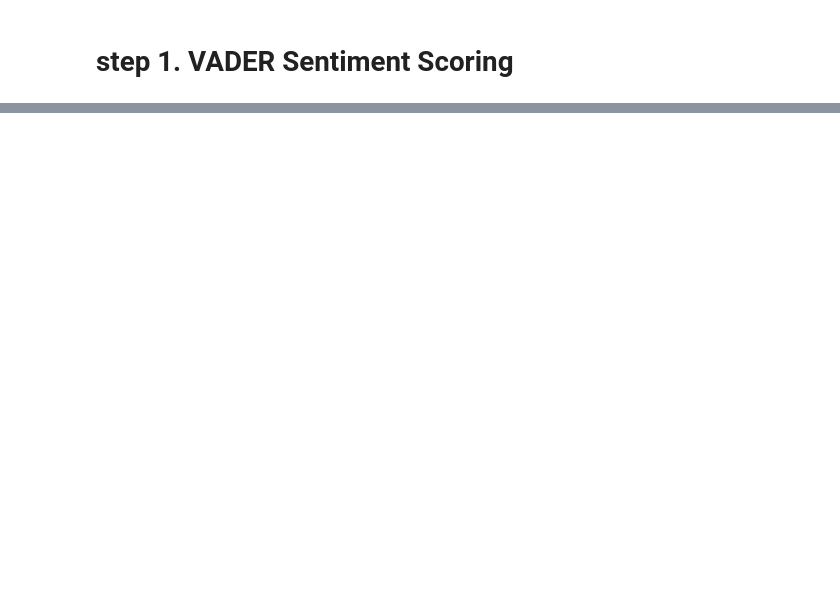
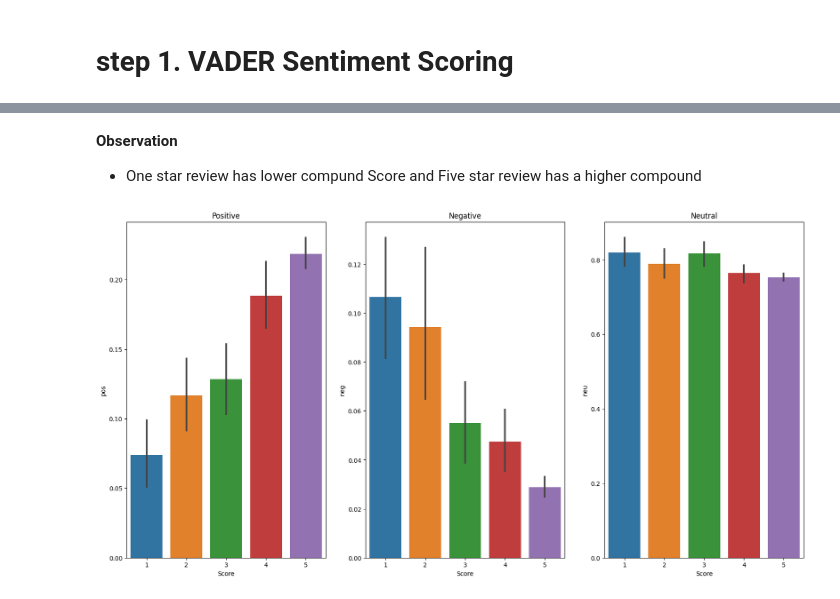
Before and after one commit to 87tana/NLP_SentimentAnalysis, a Jupyter notebook: NLP_Sentiment Analysis_Customer Review.ipynb, the cells around one changed output, grey strips where cells are left out. Cells and saved outputs as stored; diff of their text form; code cells hidden in the pictures; blank space fills up the shorter version.

```diff
--- a/NLP_Sentiment Analysis_Customer Review.ipynb
+++ b/NLP_Sentiment Analysis_Customer Review.ipynb
@@ -250,0 +283,17 @@ plt.show()
+# %% [markdown]
+**Observation**
+
+- One star review has lower compund Score and Five star review has a higher compound
+# %%
+fig, axs = plt.subplots(1,3,figsize=(20,10))
+sns.barplot(data=vaders, x='Score',y='pos',ax = axs[0])
+sns.barplot(data=vaders, x='Score',y='neg',ax = axs[1])
+sns.barplot(data=vaders, x='Score',y='neu',ax = axs[2])
+
+axs[0].set_title('Positive')
+axs[1].set_title('Negative')
+axs[2].set_title('Neutral')
+
+plt.show()
+# %% [output]
+[figure, added]
```
Also changed, not shown: parts of 64 cells of this notebook.
